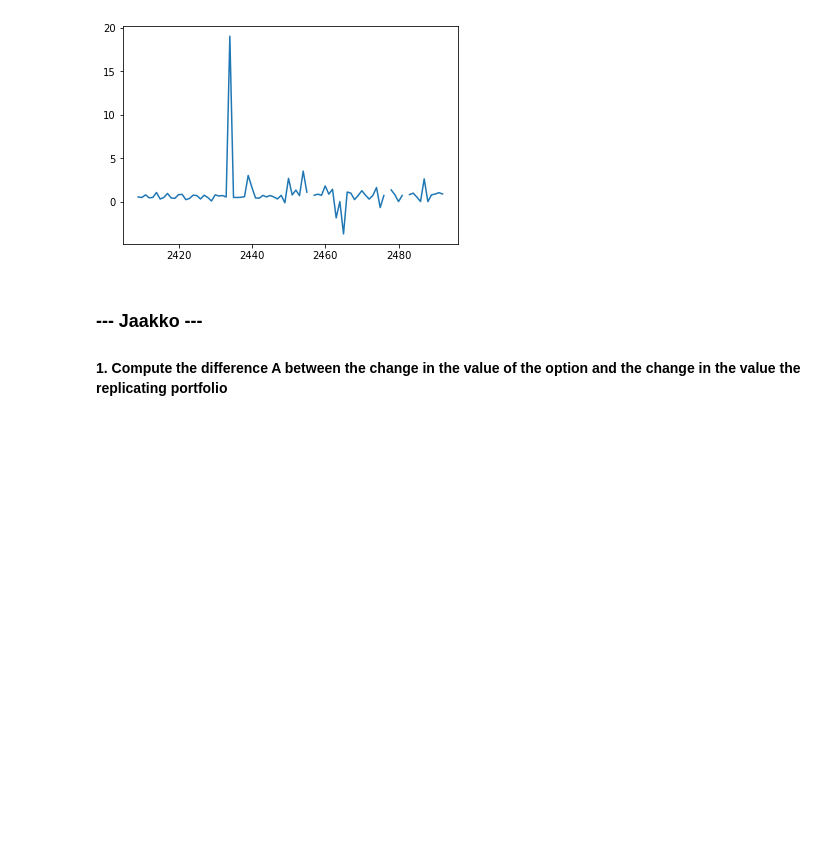
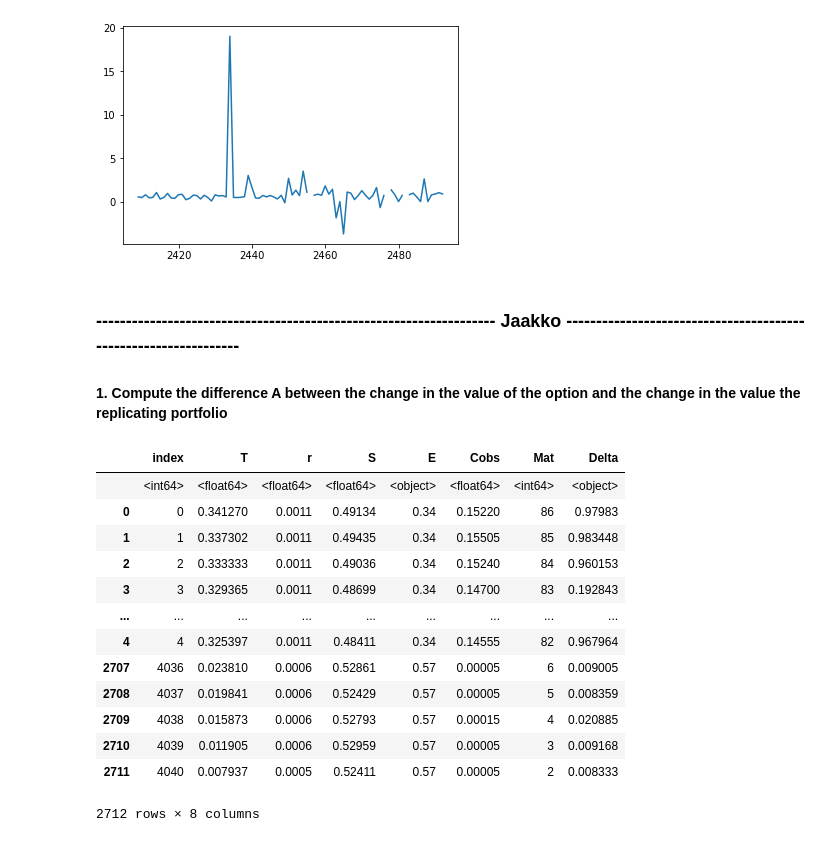
Before and after one commit to JuusoAsd/finaeng1, a Jupyter notebook: assignment_jaakko_v2.ipynb, the cells around one changed output. Saved outputs shown, nothing was run; the diff lists cells and outputs as text; code cells hidden in the pictures; blank space fills up the shorter version.

```diff
--- a/assignment_jaakko_v2.ipynb
+++ b/assignment_jaakko_v2.ipynb
@@ -144,6 +144,6 @@ See the caveats in the documentation: https://pandas.pydata.org/pandas-docs/stab
   option_1['delta'] = option_1['Cobs'].diff() / option_1['S'].diff()
 [figure]
 # %% [markdown]
-### --- Jaakko ---
+###  ------------------------------------------------------------------- Jaakko ----------------------------------------------------------------
 
 #### 1. Compute the difference A between the change in the value of the option and the change in the value the replicating portfolio
@@ -164,0 +150,54 @@ IV = BSM(S, E, T, r, sigma).implied_vol(Cobs)
+# %%
+def d_1(S, E, r, T, Cobs):
+    vola = .5
+    d = 1
+    eps = np.finfo(float).eps
+
+    while(d > eps):
+        d1 = (np.log(S / E) + (r + vola ** 2 / 2) * T) / (vola * np.sqrt(T) + eps)
+        d2 = d1 - vola * np.sqrt(T)
+        C = S * norm.cdf(d1) - E * np.exp(-r * T) * norm.cdf(d2)
+        vega = S * np.sqrt(T) * np.exp(-d1 ** 2 / 2) / (np.sqrt(2 * np.pi) + eps)
+        d = (Cobs - C) / -vega
+        vola = vola - d
+    return d1
+
+
+# Define find_delta() method to calculate the delta values
+
+def find_delta(S, E, Cobs, r, T):
+
+    # Estimate the d1 by computing the implied volatility
+    d1 = d_1(S, E, r, T, Cobs)
+
+    # Use the estimated d1 to compute the delta
+    delta = norm.cdf(d1)
+    return delta
+# %%
+# Compute the delta for each row
+
+# Initialize df_2 to include df_1 first 20 rows and delta values to test the code
+
+df_2 = df_1.reset_index()
+df_2["Delta"] =""
+
+for index, row in df_2.iterrows():
+    delta = find_delta(row["S"],row["E"],row["Cobs"], row["r"], row["T"])
+    df_2["Delta"].iloc[index] = delta
+
+df_2
+# %% [output]
+|  | index | T | r | S | E | Cobs | Mat | Delta |
+|  | <int64> | <float64> | <float64> | <float64> | <object> | <float64> | <int64> | <object> |
+| 0 | 0 | 0.341270 | 0.0011 | 0.49134 | 0.34 | 0.15220 | 86 | 0.97983 |
+| 1 | 1 | 0.337302 | 0.0011 | 0.49435 | 0.34 | 0.15505 | 85 | 0.983448 |
+| 2 | 2 | 0.333333 | 0.0011 | 0.49036 | 0.34 | 0.15240 | 84 | 0.960153 |
+| 3 | 3 | 0.329365 | 0.0011 | 0.48699 | 0.34 | 0.14700 | 83 | 0.192843 |
+| ... | ... | ... | ... | ... | ... | ... | ... | ... |
+| 4 | 4 | 0.325397 | 0.0011 | 0.48411 | 0.34 | 0.14555 | 82 | 0.967964 |
+| 2707 | 4036 | 0.023810 | 0.0006 | 0.52861 | 0.57 | 0.00005 | 6 | 0.009005 |
+| 2708 | 4037 | 0.019841 | 0.0006 | 0.52429 | 0.57 | 0.00005 | 5 | 0.008359 |
+| 2709 | 4038 | 0.015873 | 0.0006 | 0.52793 | 0.57 | 0.00015 | 4 | 0.020885 |
+| 2710 | 4039 | 0.011905 | 0.0006 | 0.52959 | 0.57 | 0.00005 | 3 | 0.009168 |
+| 2711 | 4040 | 0.007937 | 0.0005 | 0.52411 | 0.57 | 0.00005 | 2 | 0.008333 |
+2712 rows × 8 columns
```
Also changed, not shown: parts of 2 cells of this notebook.
